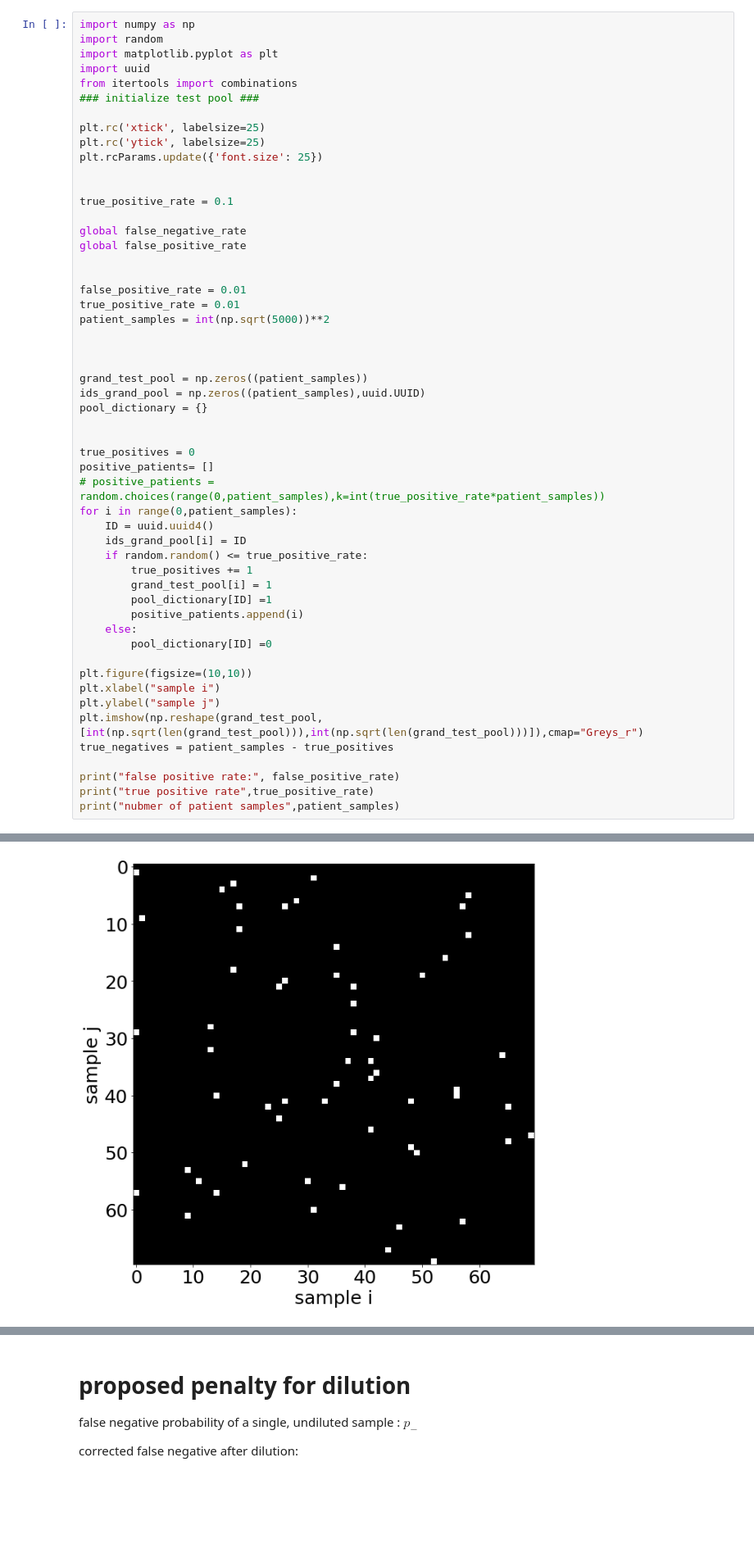
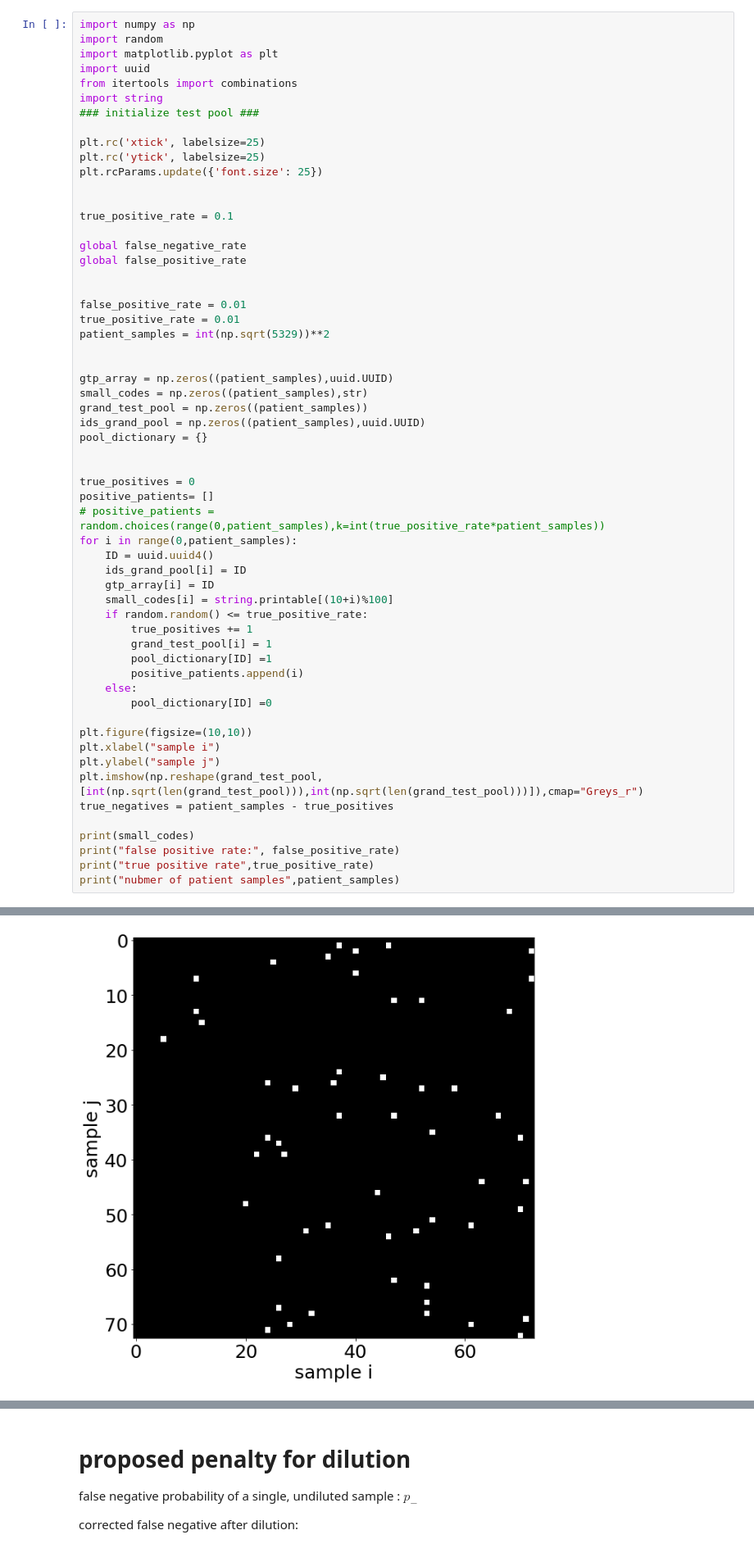
Before and after one commit to Intertangler/covid19_stuff, a Jupyter notebook: nonadaptive_pooling.ipynb, the cells around one changed output, grey strips where cells are left out. Shown at 82% size. Drawn from its saved outputs; the diff is of its cells as text; blank space fills up the shorter version.

```diff
--- a/nonadaptive_pooling.ipynb
+++ b/nonadaptive_pooling.ipynb
@@ -4,6 +4,7 @@ import random
 import matplotlib.pyplot as plt
 import uuid
 from itertools import combinations
+import string
 ### initialize test pool ###
 
 plt.rc('xtick', labelsize=25)
@@ -19,10 +20,11 @@ global false_positive_rate
 
 false_positive_rate = 0.01
 true_positive_rate = 0.01
-patient_samples = int(np.sqrt(5000))**2
+patient_samples = int(np.sqrt(5329))**2
 
 
-
+gtp_array = np.zeros((patient_samples),uuid.UUID)
+small_codes = np.zeros((patient_samples),str)
 grand_test_pool = np.zeros((patient_samples))
 ids_grand_pool = np.zeros((patient_samples),uuid.UUID)
 pool_dictionary = {}
@@ -34,6 +36,8 @@ positive_patients= []
 for i in range(0,patient_samples):
     ID = uuid.uuid4()
     ids_grand_pool[i] = ID
+    gtp_array[i] = ID
+    small_codes[i] = string.printable[(10+i)%100]
     if random.random() <= true_positive_rate:
         true_positives += 1
         grand_test_pool[i] = 1
@@ -48,6 +52,7 @@ plt.ylabel("sample j")
 plt.imshow(np.reshape(grand_test_pool,[int(np.sqrt(len(grand_test_pool))),int(np.sqrt(len(grand_test_pool)))]),cmap="Greys_r")
 true_negatives = patient_samples - true_positives
 
+print(small_codes)
 print("false positive rate:", false_positive_rate)
 print("true positive rate",true_positive_rate)
 print("nubmer of patient samples",patient_samples)
@@ -58 +64 @@ nubmer of patient samples 4900
-[figure, old version]
+[figure, new version]
```
Also changed, not shown: parts of 6 cells of this notebook, 1 other file.
